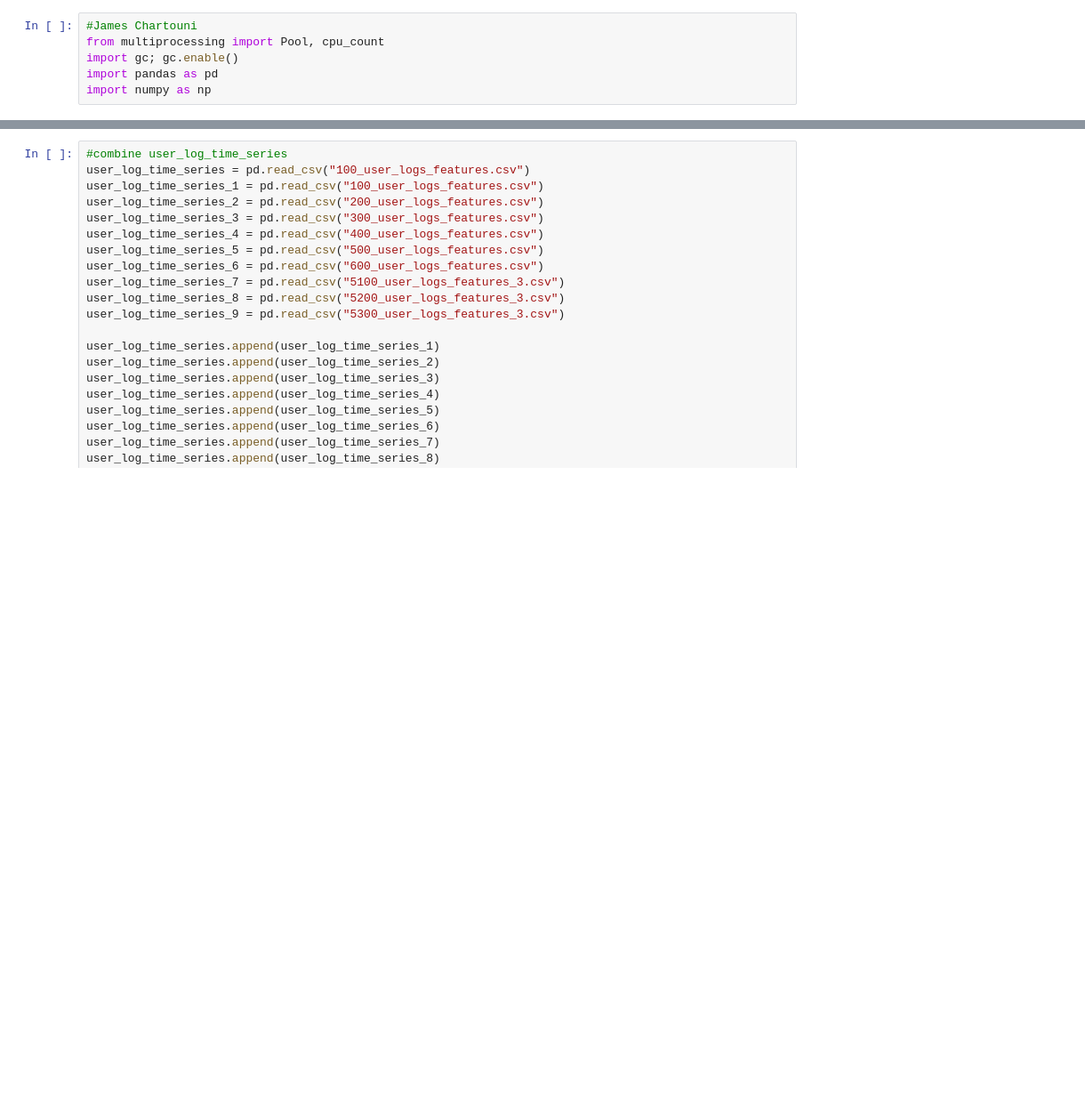
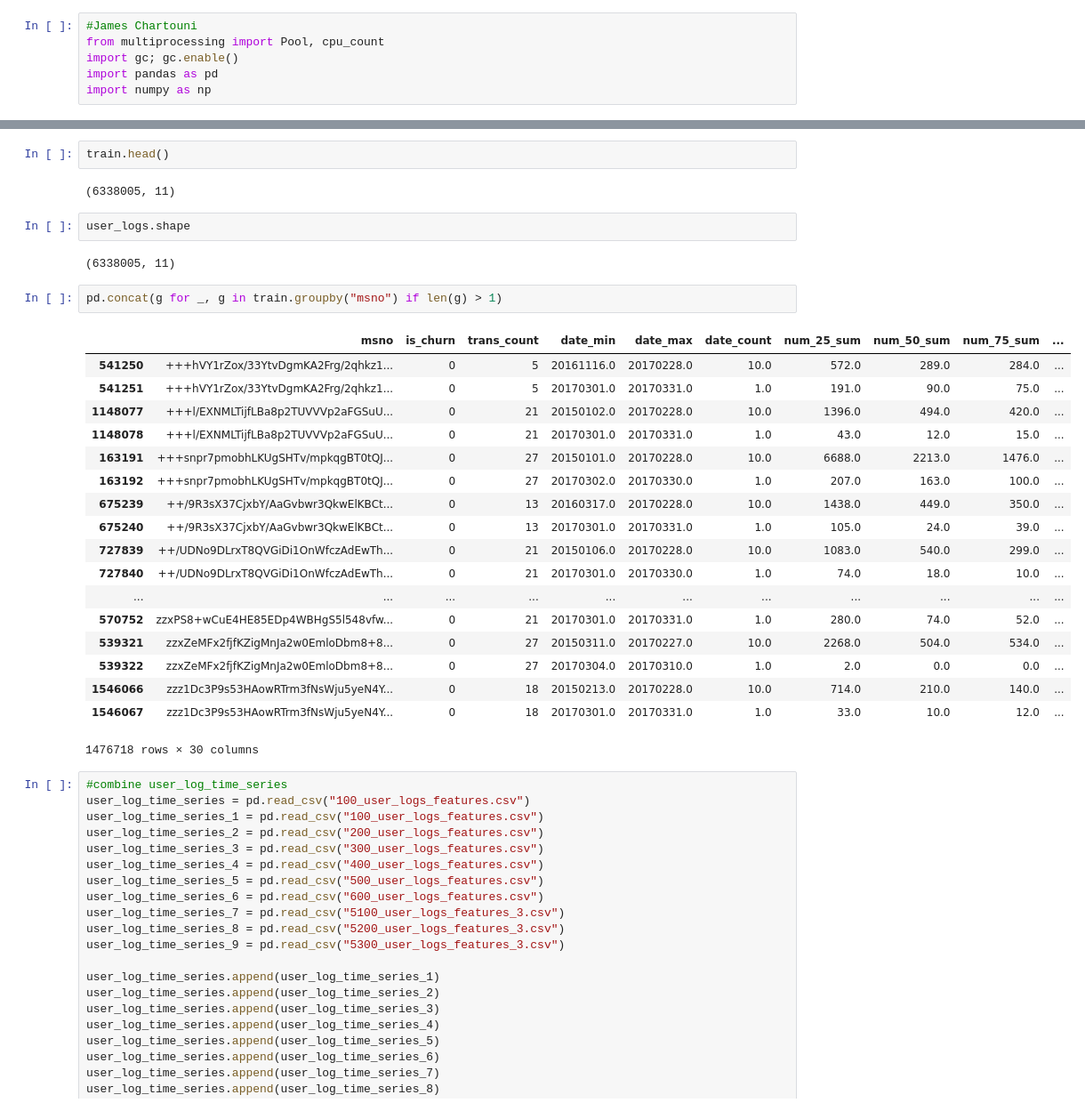
Before and after one commit to jameschartouni/Churn, a Jupyter notebook: Clean_Data.ipynb, the cells around one changed output, grey strips where cells are left out. Shown: that part at 89% size. Cells and saved outputs as stored; diff of their text form; blank space fills up the shorter version.

```diff
--- a/Clean_Data.ipynb
+++ b/Clean_Data.ipynb
@@ -53,3 +64,32 @@ members merge...
+# %%
+train.head()
+# %% [output]
+(6338005, 11)
+# %%
+user_logs.shape
+# %% [output]
+(6338005, 11)
+# %%
+pd.concat(g for _, g in train.groupby("msno") if len(g) > 1)
+# %% [output]
+|  | msno | is_churn | trans_count | date_min | date_max | date_count | num_25_sum | num_50_sum | num_75_sum | ... |
+| 541250 | +++hVY1rZox/33YtvDgmKA2Frg/2qhkz1... | 0 | 5 | 20161116.0 | 20170228.0 | 10.0 | 572.0 | 289.0 | 284.0 | ... |
+| 541251 | +++hVY1rZox/33YtvDgmKA2Frg/2qhkz1... | 0 | 5 | 20170301.0 | 20170331.0 | 1.0 | 191.0 | 90.0 | 75.0 | ... |
+| 1148077 | +++l/EXNMLTijfLBa8p2TUVVVp2aFGSuU... | 0 | 21 | 20150102.0 | 20170228.0 | 10.0 | 1396.0 | 494.0 | 420.0 | ... |
+| 1148078 | +++l/EXNMLTijfLBa8p2TUVVVp2aFGSuU... | 0 | 21 | 20170301.0 | 20170331.0 | 1.0 | 43.0 | 12.0 | 15.0 | ... |
+| 163191 | +++snpr7pmobhLKUgSHTv/mpkqgBT0tQJ... | 0 | 27 | 20150101.0 | 20170228.0 | 10.0 | 6688.0 | 2213.0 | 1476.0 | ... |
+| 163192 | +++snpr7pmobhLKUgSHTv/mpkqgBT0tQJ... | 0 | 27 | 20170302.0 | 20170330.0 | 1.0 | 207.0 | 163.0 | 100.0 | ... |
+| 675239 | ++/9R3sX37CjxbY/AaGvbwr3QkwElKBCt... | 0 | 13 | 20160317.0 | 20170228.0 | 10.0 | 1438.0 | 449.0 | 350.0 | ... |
+| 675240 | ++/9R3sX37CjxbY/AaGvbwr3QkwElKBCt... | 0 | 13 | 20170301.0 | 20170331.0 | 1.0 | 105.0 | 24.0 | 39.0 | ... |
+| 727839 | ++/UDNo9DLrxT8QVGiDi1OnWfczAdEwTh... | 0 | 21 | 20150106.0 | 20170228.0 | 10.0 | 1083.0 | 540.0 | 299.0 | ... |
+| 727840 | ++/UDNo9DLrxT8QVGiDi1OnWfczAdEwTh... | 0 | 21 | 20170301.0 | 20170330.0 | 1.0 | 74.0 | 18.0 | 10.0 | ... |
+| ... | ... | ... | ... | ... | ... | ... | ... | ... | ... | ... |
+| 570752 | zzxPS8+wCuE4HE85EDp4WBHgS5l548vfw... | 0 | 21 | 20170301.0 | 20170331.0 | 1.0 | 280.0 | 74.0 | 52.0 | ... |
+| 539321 | zzxZeMFx2fjfKZigMnJa2w0EmloDbm8+8... | 0 | 27 | 20150311.0 | 20170227.0 | 10.0 | 2268.0 | 504.0 | 534.0 | ... |
+| 539322 | zzxZeMFx2fjfKZigMnJa2w0EmloDbm8+8... | 0 | 27 | 20170304.0 | 20170310.0 | 1.0 | 2.0 | 0.0 | 0.0 | ... |
+| 1546066 | zzz1Dc3P9s53HAowRTrm3fNsWju5yeN4Y... | 0 | 18 | 20150213.0 | 20170228.0 | 10.0 | 714.0 | 210.0 | 140.0 | ... |
+| 1546067 | zzz1Dc3P9s53HAowRTrm3fNsWju5yeN4Y... | 0 | 18 | 20170301.0 | 20170331.0 | 1.0 | 33.0 | 10.0 | 12.0 | ... |
+1476718 rows × 30 columns
 # %%
 #combine user_log_time_series
 user_log_time_series = pd.read_csv("100_user_logs_features.csv")
```
Also changed, not shown: parts of 3 cells of this notebook, 1 other file.
